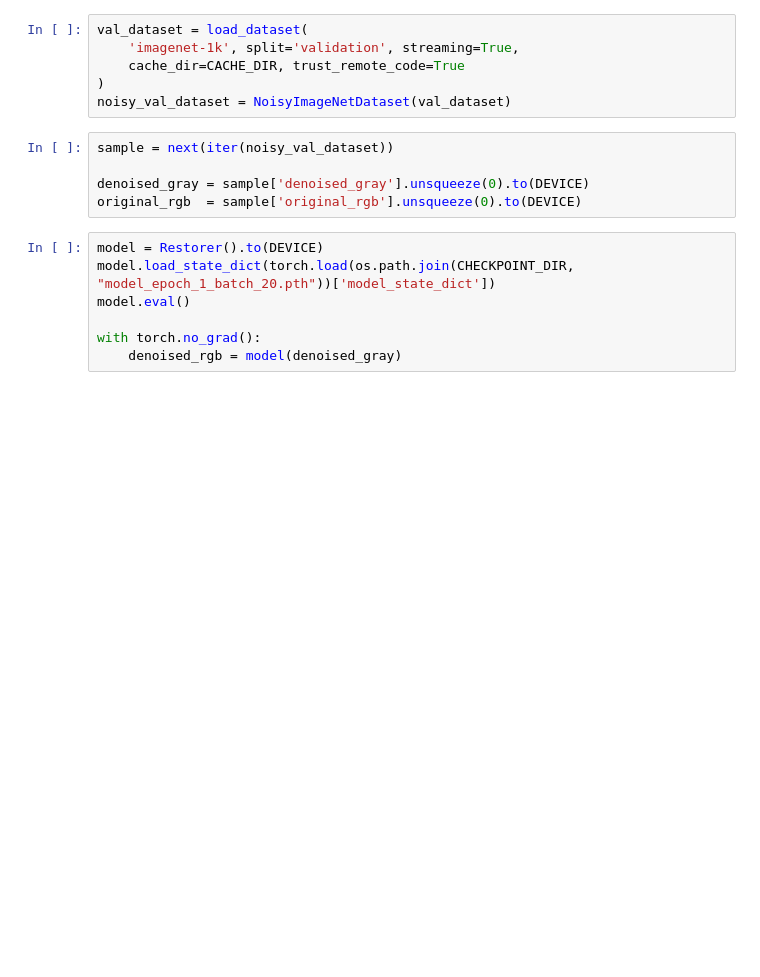
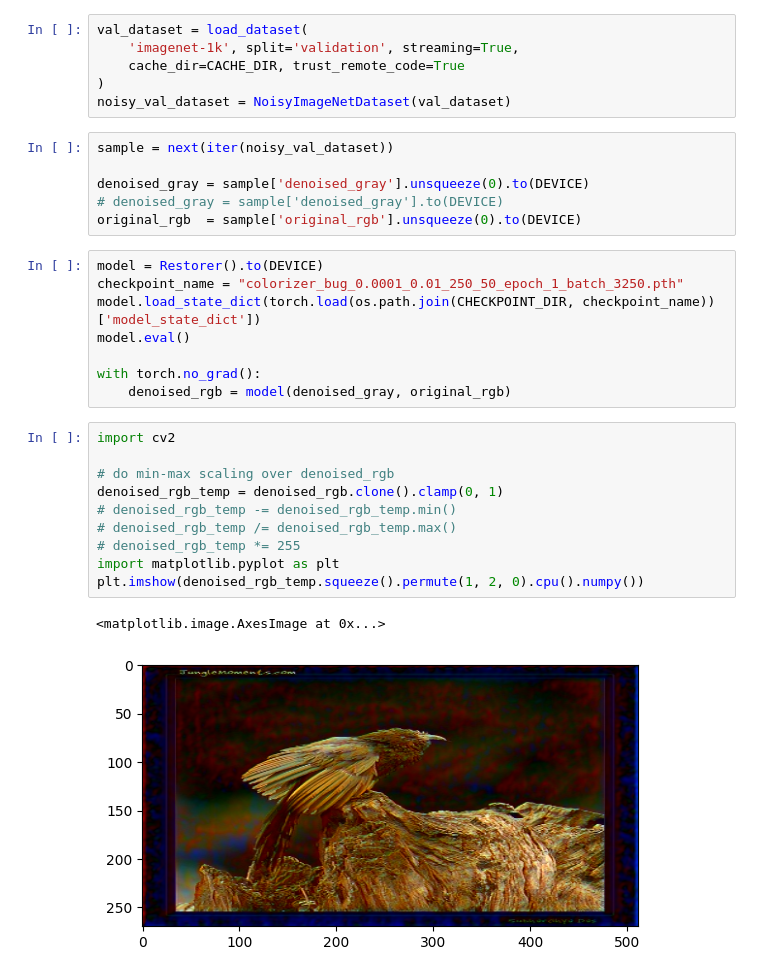
Before and after one commit to schlechter-afk/Restoring-Classics-To-4K, a Jupyter notebook: src/eval.ipynb, the cells around one changed output. Cells and saved outputs as stored; diff of their text form; blank space fills up the shorter version.

```diff
--- a/src/eval.ipynb
+++ b/src/eval.ipynb
@@ -67,14 +67,29 @@ noisy_val_dataset = NoisyImageNetDataset(val_dataset)
 sample = next(iter(noisy_val_dataset))
 
 denoised_gray = sample['denoised_gray'].unsqueeze(0).to(DEVICE)
+# denoised_gray = sample['denoised_gray'].to(DEVICE)
 original_rgb  = sample['original_rgb'].unsqueeze(0).to(DEVICE)
 # %%
 model = Restorer().to(DEVICE)
-model.load_state_dict(torch.load(os.path.join(CHECKPOINT_DIR, "model_epoch_1_batch_20.pth"))['model_state_dict'])
+checkpoint_name = "colorizer_bug_0.0001_0.01_250_50_epoch_1_batch_3250.pth"
+model.load_state_dict(torch.load(os.path.join(CHECKPOINT_DIR, checkpoint_name))['model_state_dict'])
 model.eval()
 
 with torch.no_grad():
-    denoised_rgb = model(denoised_gray)
+    denoised_rgb = model(denoised_gray, original_rgb)
+# %%
+import cv2
+
+# do min-max scaling over denoised_rgb
+denoised_rgb_temp = denoised_rgb.clone().clamp(0, 1)
+# denoised_rgb_temp -= denoised_rgb_temp.min()
+# denoised_rgb_temp /= denoised_rgb_temp.max()
+# denoised_rgb_temp *= 255
+import matplotlib.pyplot as plt
+plt.imshow(denoised_rgb_temp.squeeze().permute(1, 2, 0).cpu().numpy())
+# %% [output]
+<matplotlib.image.AxesImage at 0x...>
+[figure, added]
 # %%
 import matplotlib.pyplot as plt
 
```
Also changed, not shown: parts of 3 cells of this notebook, 5 other files.
